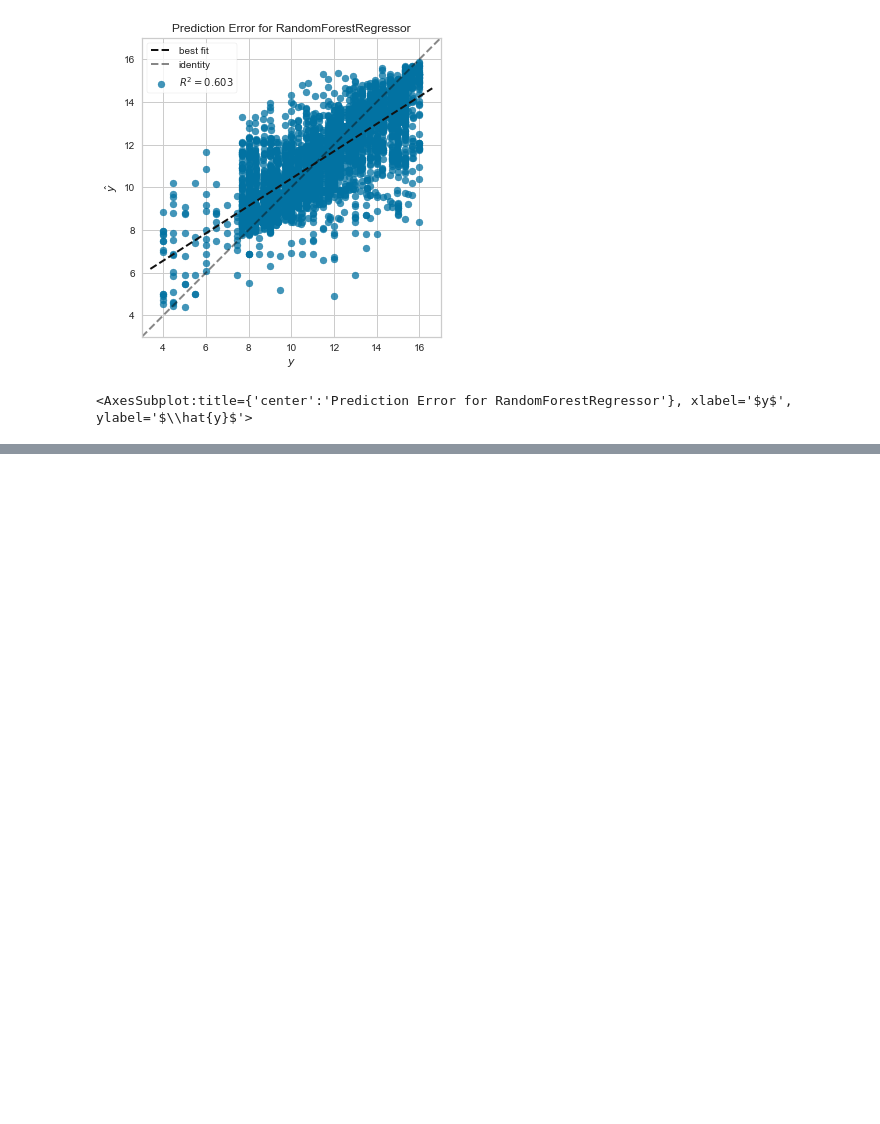
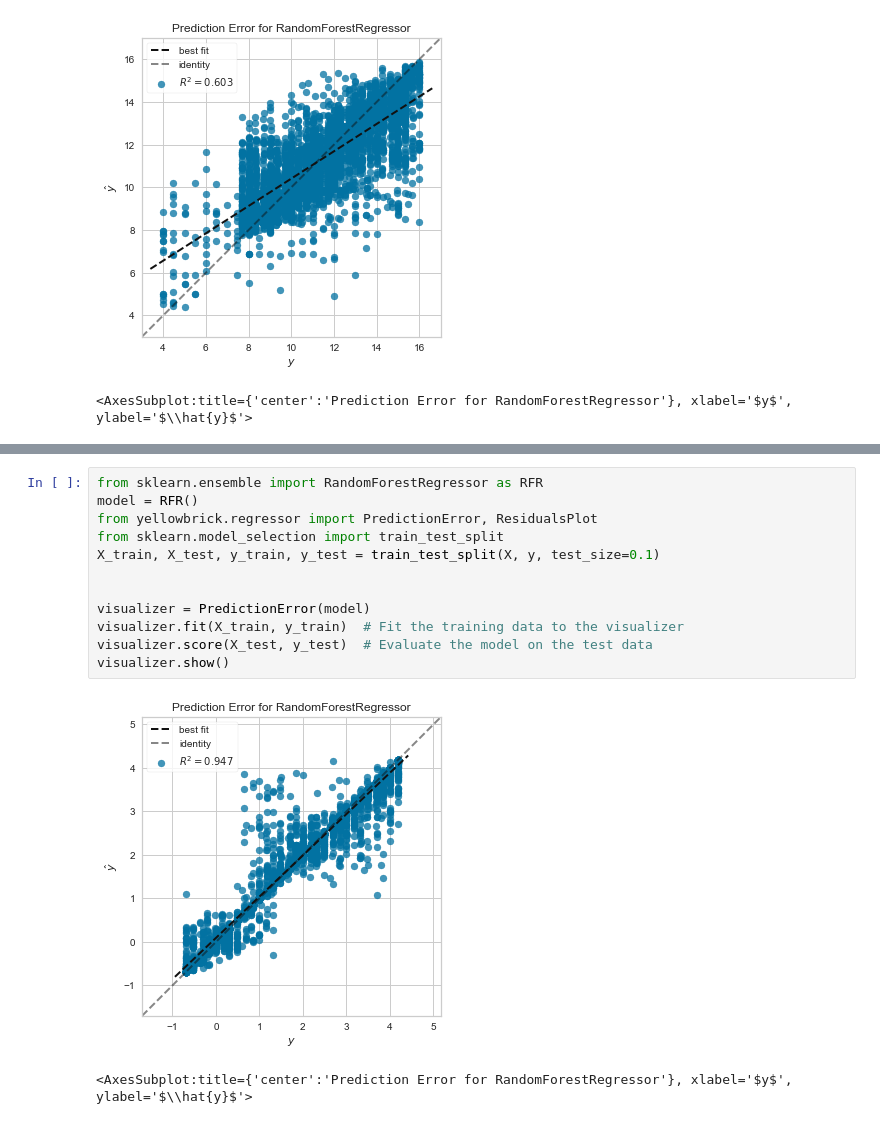
Before and after one commit to koh-osaka/M-reserch, a Jupyter notebook: plt96-2.ipynb, the cells around one changed output, grey strips where cells are left out. Drawn from its saved outputs; the diff is of its cells as text; blank space fills up the shorter version.

```diff
--- a/plt96-2.ipynb
+++ b/plt96-2.ipynb
@@ -216,0 +261,15 @@ visualizer.show()
+# %%
+from sklearn.ensemble import RandomForestRegressor as RFR
+model = RFR()
+from yellowbrick.regressor import PredictionError, ResidualsPlot
+from sklearn.model_selection import train_test_split
+X_train, X_test, y_train, y_test = train_test_split(X, y, test_size=0.1)
+
+
+visualizer = PredictionError(model)
+visualizer.fit(X_train, y_train)  # Fit the training data to the visualizer
+visualizer.score(X_test, y_test)  # Evaluate the model on the test data
+visualizer.show()
+# %% [output]
+[figure, added]
+<AxesSubplot:title={'center':'Prediction Error for RandomForestRegressor'}, xlabel='$y$', ylabel='$\\hat{y}$'>
```
Also changed, not shown: parts of 8 cells of this notebook, 5 other files.
